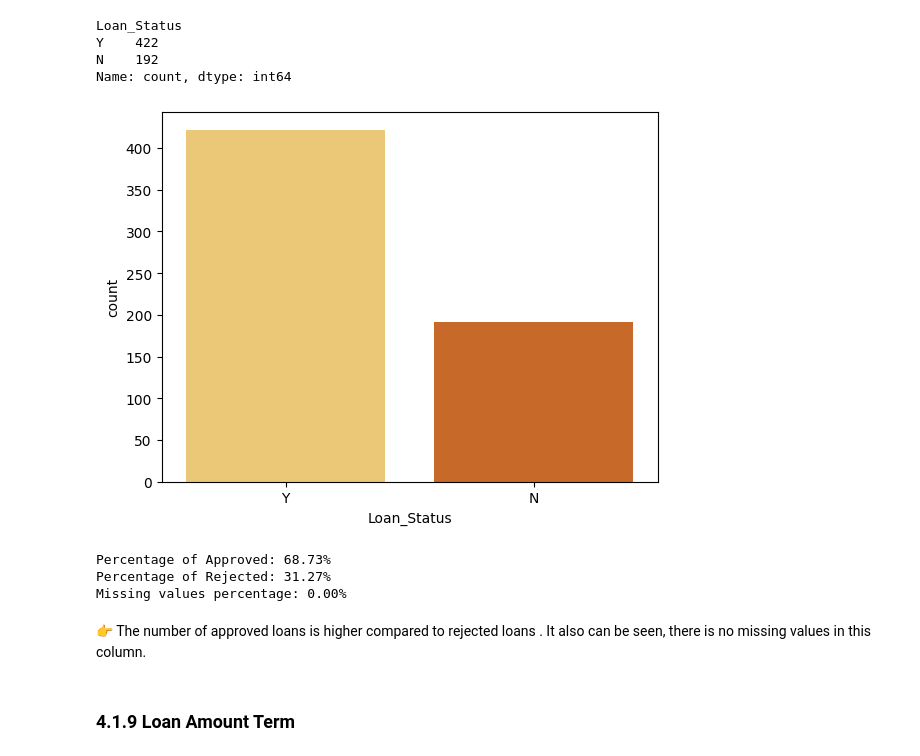
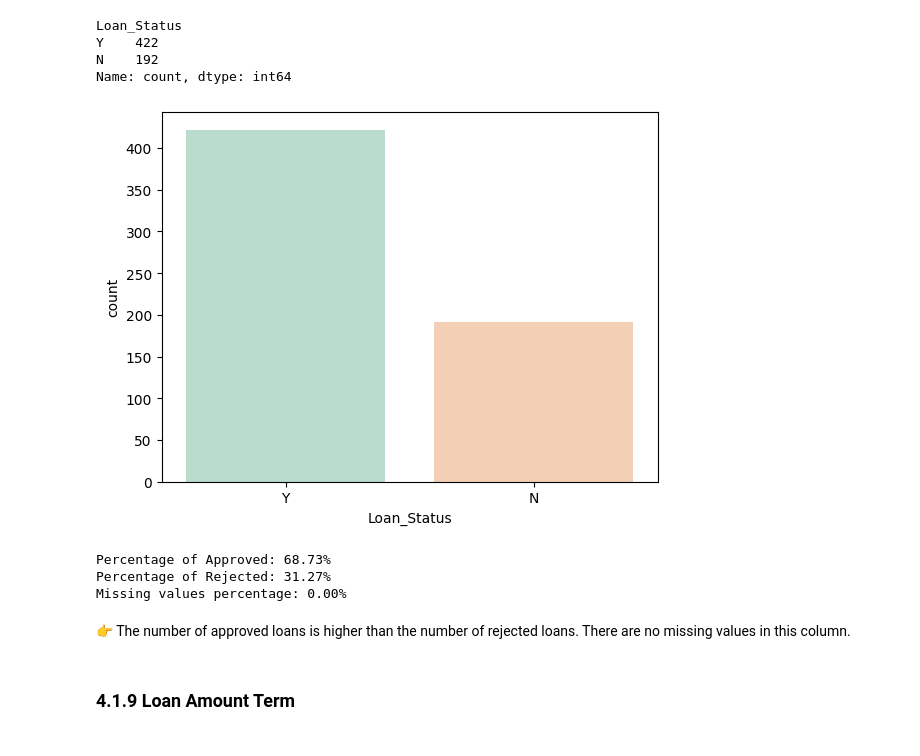
Before and after one commit to trg-pauline/loan-prediction, a Jupyter notebook: notebook/loan-prediction-w-various-ml-models.ipynb, the cells around one changed output. Saved outputs shown, nothing was run; the diff lists cells and outputs as text; code cells hidden in the pictures.

```diff
--- a/notebook/loan-prediction-w-various-ml-models.ipynb
+++ b/notebook/loan-prediction-w-various-ml-models.ipynb
@@ -402,10 +394,10 @@ Y    422
 N    192
 Name: count, dtype: int64
 # %%
-sns.countplot(x="Loan_Status", data=df, palette="YlOrBr", hue="Loan_Status", legend=False)
+sns.countplot(x="Loan_Status", data=df, palette="Pastel2", hue="Loan_Status", legend=False)
 plt.show()
 # %% [output]
-[figure, old version]
+[figure, new version]
 # %%
 countY = len(df[df.Loan_Status == 'Y'])
 countN = len(df[df.Loan_Status == 'N'])
@@ -419,7 +411,7 @@ Percentage of Approved: 68.73%
 Percentage of Rejected: 31.27%
 Missing values percentage: 0.00%
 # %% [markdown]
-👉 The number of approved loans is higher compared to rejected loans . It also can be seen, there is no missing values in this column.
+👉 The number of approved loans is higher than the number of rejected loans. There are no missing values in this column.
 # %% [markdown]
 ### 4.1.9 Loan Amount Term
 # %%
```
Also changed, not shown: parts of 147 cells of this notebook.
